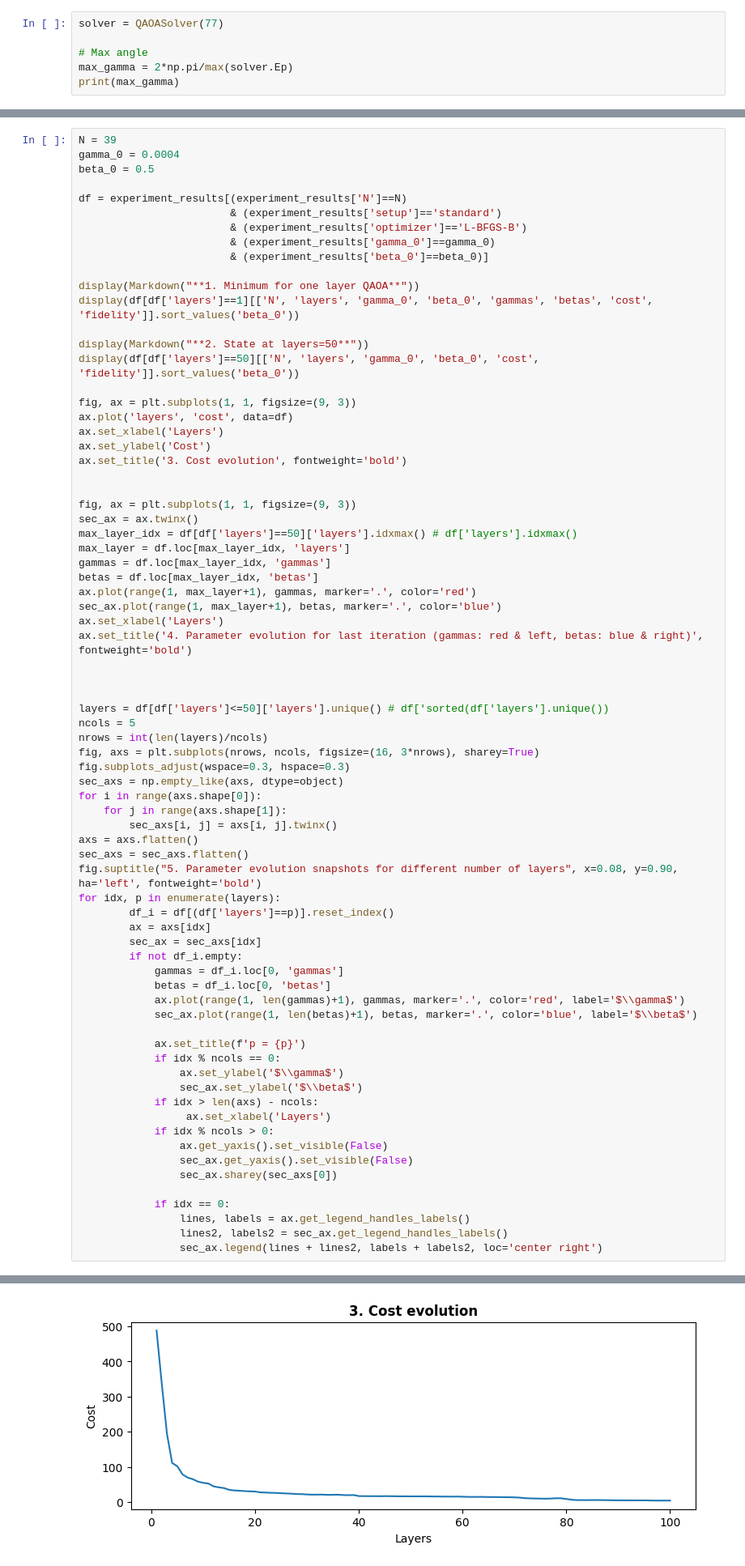
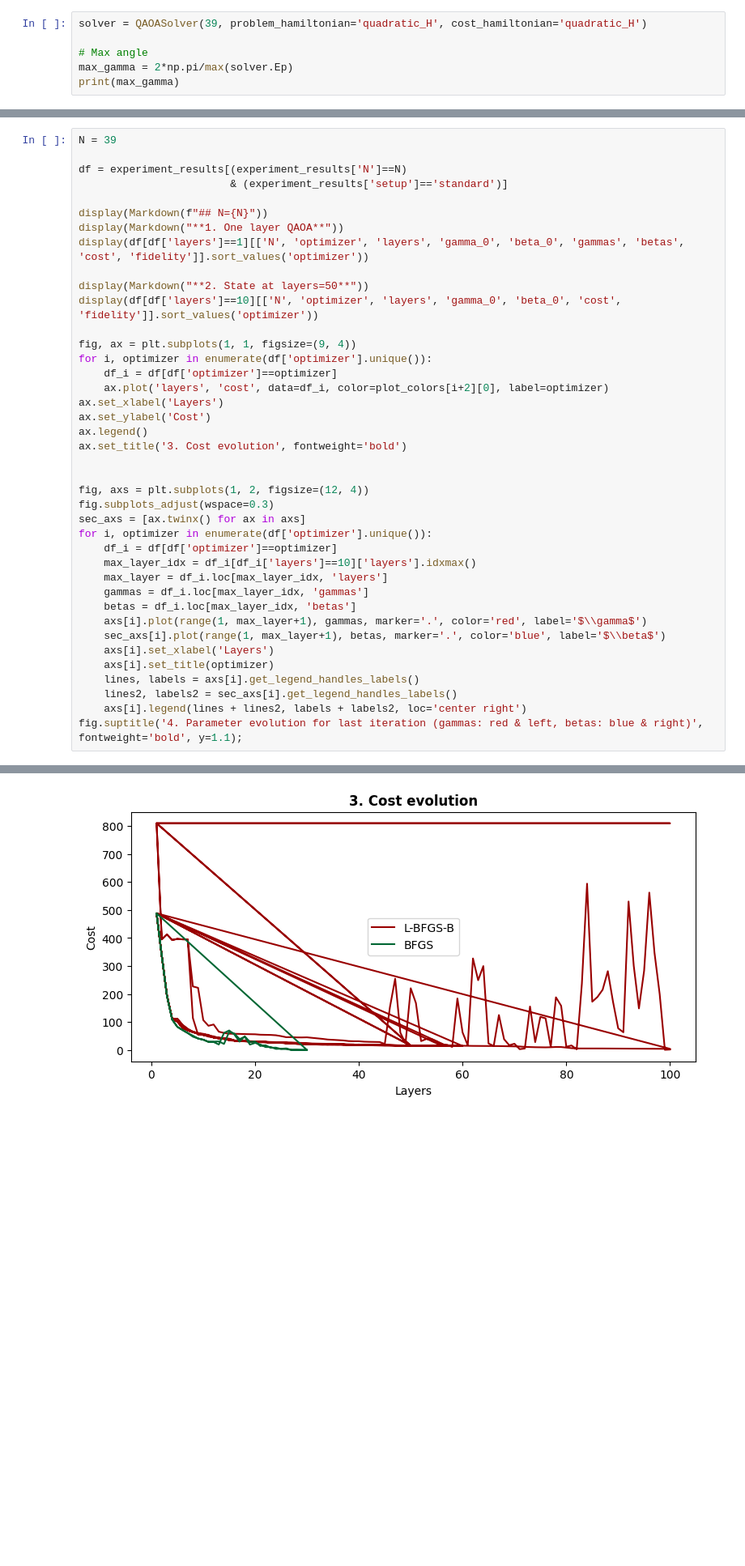
Before and after one commit to fpllcr/master-thesis, a Jupyter notebook: qaoa_factorization/notebooks/analysis.ipynb, the cells around one changed output, grey strips where cells are left out. Shown at 81% size. Drawn from its saved outputs; the diff is of its cells as text; blank space fills up the shorter version.

Commit message:
New experiments

```diff
--- a/qaoa_factorization/notebooks/analysis.ipynb
+++ b/qaoa_factorization/notebooks/analysis.ipynb
@@ -171,5 +169,5 @@ Interestingly, BFGS found better solutions than L-BFGS-B for some layers and con
 # %%
-solver = QAOASolver(77)
+solver = QAOASolver(39, problem_hamiltonian='quadratic_H', cost_hamiltonian='quadratic_H')
 
 # Max angle
 max_gamma = 2*np.pi/max(solver.Ep)
@@ -237,75 +259,41 @@ for i, gamma in enumerate(gammas):
 # %%
 N = 39
-gamma_0 = 0.0004
-beta_0 = 0.5
 
 df = experiment_results[(experiment_results['N']==N)
-                        & (experiment_results['setup']=='standard')
-                        & (experiment_results['optimizer']=='L-BFGS-B')
-                        & (experiment_results['gamma_0']==gamma_0)
-                        & (experiment_results['beta_0']==beta_0)]
+                        & (experiment_results['setup']=='standard')]
 
-display(Markdown("**1. Minimum for one layer QAOA**"))
-display(df[df['layers']==1][['N', 'layers', 'gamma_0', 'beta_0', 'gammas', 'betas', 'cost', 'fidelity']].sort_values('beta_0'))
+display(Markdown(f"## N={N}"))
+display(Markdown("**1. One layer QAOA**"))
+display(df[df['layers']==1][['N', 'optimizer', 'layers', 'gamma_0', 'beta_0', 'gammas', 'betas', 'cost', 'fidelity']].sort_values('optimizer'))
 
 display(Markdown("**2. State at layers=50**"))
-display(df[df['layers']==50][['N', 'layers', 'gamma_0', 'beta_0', 'cost', 'fidelity']].sort_values('beta_0'))
+display(df[df['layers']==10][['N', 'optimizer', 'layers', 'gamma_0', 'beta_0', 'cost', 'fidelity']].sort_values('optimizer'))
 
-fig, ax = plt.subplots(1, 1, figsize=(9, 3))
-ax.plot('layers', 'cost', data=df)
+fig, ax = plt.subplots(1, 1, figsize=(9, 4))
+for i, optimizer in enumerate(df['optimizer'].unique()):
+    df_i = df[df['optimizer']==optimizer]
+    ax.plot('layers', 'cost', data=df_i, color=plot_colors[i+2][0], label=optimizer)
 ax.set_xlabel('Layers')
 ax.set_ylabel('Cost')
+ax.legend()
 ax.set_title('3. Cost evolution', fontweight='bold')
 
 
-fig, ax = plt.subplots(1, 1, figsize=(9, 3))
-sec_ax = ax.twinx()
-max_layer_idx = df[df['layers']==50]['layers'].idxmax() # df['layers'].idxmax()
-max_layer = df.loc[max_layer_idx, 'layers']
-gammas = df.loc[max_layer_idx, 'gammas']
-betas = df.loc[max_layer_idx, 'betas']
-ax.plot(range(1, max_layer+1), gammas, marker='.', color='red')
-sec_ax.plot(range(1, max_layer+1), betas, marker='.', color='blue')
-ax.set_xlabel('Layers')
-ax.set_title('4. Parameter evolution for last iteration (gammas: red & left, betas: blue & right)', fontweight='bold')
-
-
-
-layers = df[df['layers']<=50]['layers'].unique() # df['sorted(df['layers'].unique())
-ncols = 5
-nrows = int(len(layers)/ncols)
-fig, axs = plt.subplots(nrows, ncols, figsize=(16, 3*nrows), sharey=True)
-fig.subplots_adjust(wspace=0.3, hspace=0.3)
-sec_axs = np.empty_like(axs, dtype=object)
-for i in range(axs.shape[0]):
-    for j in range(axs.shape[1]):
-        sec_axs[i, j] = axs[i, j].twinx()
-axs = axs.flatten()
-sec_axs = sec_axs.flatten()
-fig.suptitle("5. Parameter evolution snapshots for different number of layers", x=0.08, y=0.90, ha='left', fontweight='bold')
-for idx, p in enumerate(layers):
-        df_i = df[(df['layers']==p)].reset_index()
-        ax = axs[idx]
-        sec_ax = sec_axs[idx]
-        if not df_i.empty:
-            gammas = df_i.loc[0, 'gammas']
-            betas = df_i.loc[0, 'betas']
-            ax.plot(range(1, len(gammas)+1), gammas, marker='.', color='red', label='$\\gamma$')
-            sec_ax.plot(range(1, len(betas)+1), betas, marker='.', color='blue', label='$\\beta$')
-
-            ax.set_title(f'p = {p}')
-            if idx % ncols == 0:
-                ax.set_ylabel('$\\gamma$')
-                sec_ax.set_ylabel('$\\beta$')
-            if idx > len(axs) - ncols:
-                 ax.set_xlabel('Layers')
-            if idx % ncols > 0:
-                ax.get_yaxis().set_visible(False)
-                sec_ax.get_yaxis().set_visible(False)
-                sec_ax.sharey(sec_axs[0])
-
-            if idx == 0:
-                lines, labels = ax.get_legend_handles_labels()
-                lines2, labels2 = sec_ax.get_legend_handles_labels()
-                sec_ax.legend(lines + lines2, labels + labels2, loc='center right')
+fig, axs = plt.subplots(1, 2, figsize=(12, 4))
+fig.subplots_adjust(wspace=0.3)
+sec_axs = [ax.twinx() for ax in axs]
+for i, optimizer in enumerate(df['optimizer'].unique()):
+    df_i = df[df['optimizer']==optimizer]
+    max_layer_idx = df_i[df_i['layers']==10]['layers'].idxmax()
+    max_layer = df_i.loc[max_layer_idx, 'layers']
+    gammas = df_i.loc[max_layer_idx, 'gammas']
+    betas = df_i.loc[max_layer_idx, 'betas']
+    axs[i].plot(range(1, max_layer+1), gammas, marker='.', color='red', label='$\\gamma$')
+    sec_axs[i].plot(range(1, max_layer+1), betas, marker='.', color='blue', label='$\\beta$')
+    axs[i].set_xlabel('Layers')
+    axs[i].set_title(optimizer)
+    lines, labels = axs[i].get_legend_handles_labels()
+    lines2, labels2 = sec_axs[i].get_legend_handles_labels()
+    axs[i].legend(lines + lines2, labels + labels2, loc='center right')
+fig.suptitle('4. Parameter evolution for last iteration (gammas: red & left, betas: blue & right)', fontweight='bold', y=1.1);
 # %% [output]
@@ -318 +329 @@ for idx, p in enumerate(layers):
-[figure, old version]
+[figure, new version]
```
Also changed, not shown: parts of 12 cells of this notebook, 24 other files.
